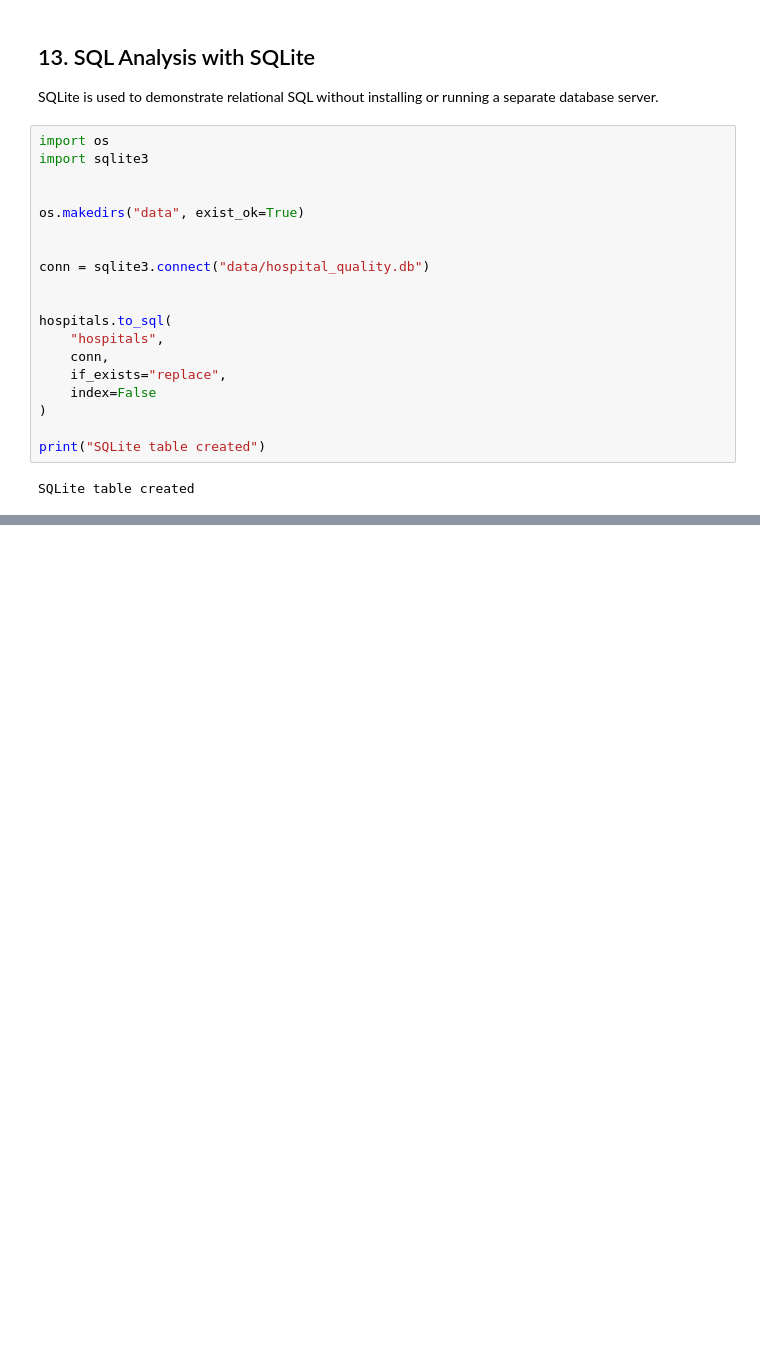
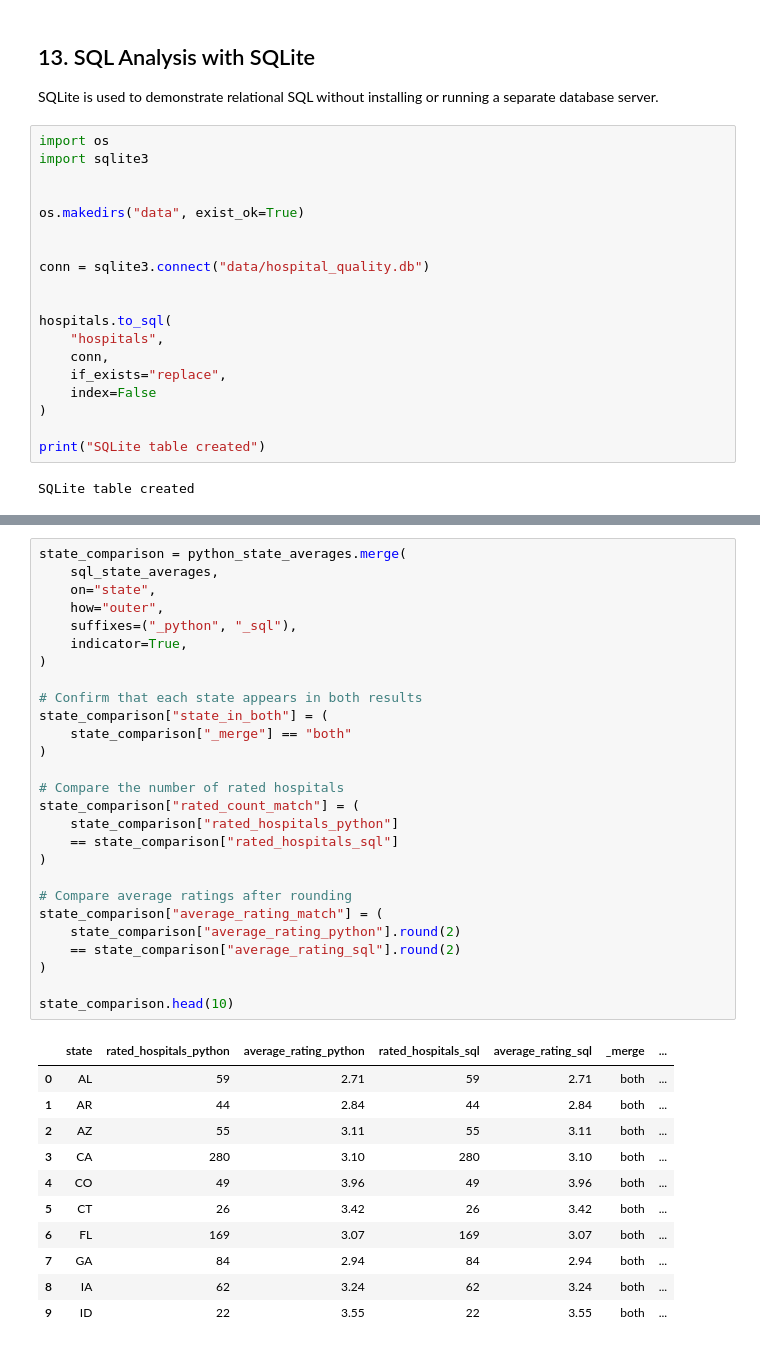
Before and after one commit to rtorresromero93/us-hospital-quality-analysis, a Jupyter notebook: notebooks/01_hospital_quality_analysis.ipynb, the cells around one changed output, grey strips where cells are left out. Cells and saved outputs as stored; diff of their text form; blank space fills up the shorter version.

```diff
--- a/notebooks/01_hospital_quality_analysis.ipynb
+++ b/notebooks/01_hospital_quality_analysis.ipynb
@@ -719,0 +886,39 @@ SQLite table created
+# %%
+state_comparison = python_state_averages.merge(
+    sql_state_averages,
+    on="state",
+    how="outer",
+    suffixes=("_python", "_sql"),
+    indicator=True,
+)
+
+# Confirm that each state appears in both results
+state_comparison["state_in_both"] = (
+    state_comparison["_merge"] == "both"
+)
+
+# Compare the number of rated hospitals
+state_comparison["rated_count_match"] = (
+    state_comparison["rated_hospitals_python"]
+    == state_comparison["rated_hospitals_sql"]
+)
+
+# Compare average ratings after rounding
+state_comparison["average_rating_match"] = (
+    state_comparison["average_rating_python"].round(2)
+    == state_comparison["average_rating_sql"].round(2)
+)
+
+state_comparison.head(10)
+# %% [output]
+|  | state | rated_hospitals_python | average_rating_python | rated_hospitals_sql | average_rating_sql | _merge | ... |
+| 0 | AL | 59 | 2.71 | 59 | 2.71 | both | ... |
+| 1 | AR | 44 | 2.84 | 44 | 2.84 | both | ... |
+| 2 | AZ | 55 | 3.11 | 55 | 3.11 | both | ... |
+| 3 | CA | 280 | 3.10 | 280 | 3.10 | both | ... |
+| 4 | CO | 49 | 3.96 | 49 | 3.96 | both | ... |
+| 5 | CT | 26 | 3.42 | 26 | 3.42 | both | ... |
+| 6 | FL | 169 | 3.07 | 169 | 3.07 | both | ... |
+| 7 | GA | 84 | 2.94 | 84 | 2.94 | both | ... |
+| 8 | IA | 62 | 3.24 | 62 | 3.24 | both | ... |
+| 9 | ID | 22 | 3.55 | 22 | 3.55 | both | ... |
```
Also changed, not shown: parts of 13 cells of this notebook.
